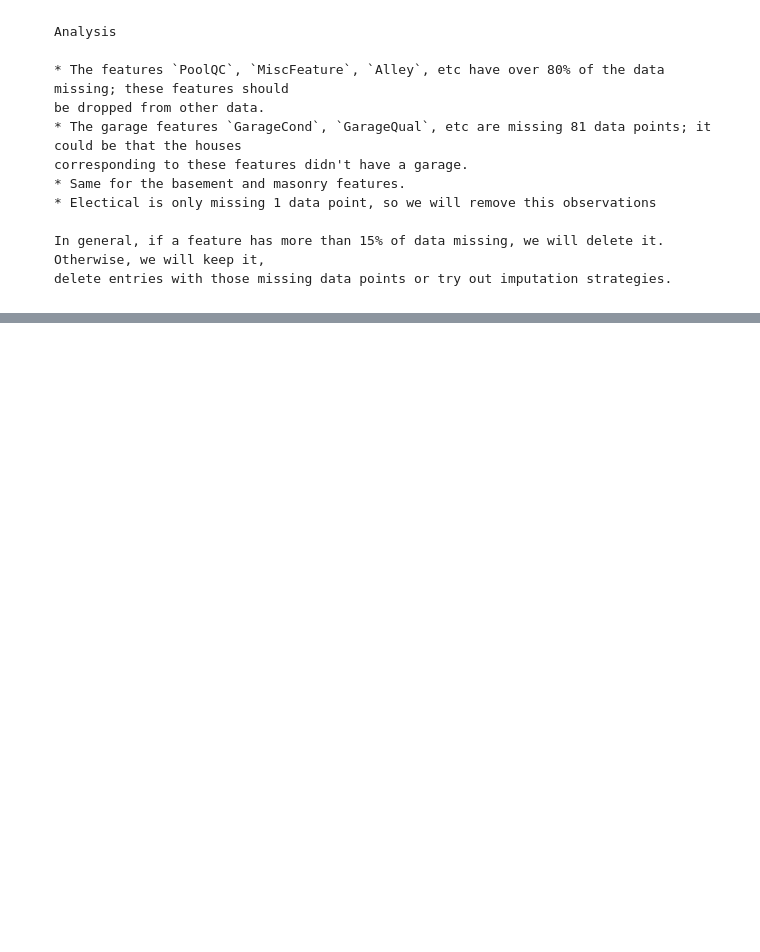
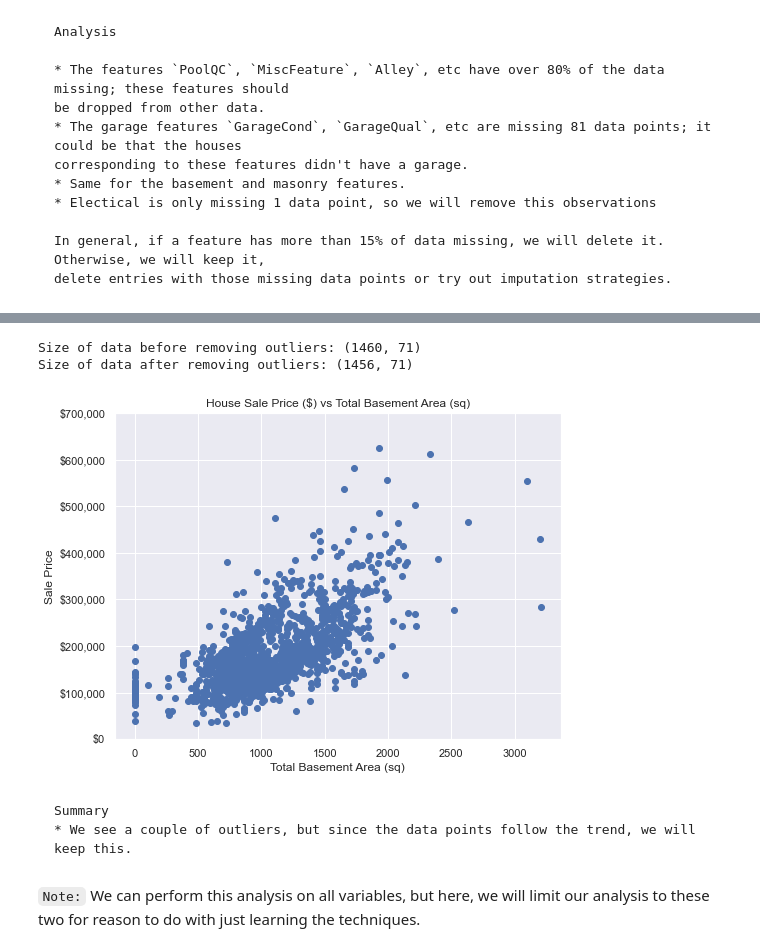
Before and after one commit to Masupa/KaggleLearning, a Jupyter notebook: HousePrices/eda.ipynb, the cells around one changed output, grey strips where cells are left out. Saved outputs shown, nothing was run; the diff lists cells and outputs as text; code cells hidden in the pictures; blank space fills up the shorter version.

Commit message:
Performed outlier detection

```diff
--- a/HousePrices/eda.ipynb
+++ b/HousePrices/eda.ipynb
@@ -691,0 +802,27 @@ missing_data.head(20)
+# %%
+print("Size of data before removing outliers:", df.shape)
+
+# Filter data to remove outlier houses based on `GrLivArea`
+grlivarea_mask = df["GrLivArea"] < 4000
+df = df[grlivarea_mask]
+
+print("Size of data after removing outliers:", df.shape)
+# %% [output]
+Size of data before removing outliers: (1460, 71)
+Size of data after removing outliers: (1456, 71)
+# %%
+# SalePrice vs TotalBsmtArea
+utils.plot_scatter_plot(
+    x=df['TotalBsmtSF'],
+    y=df["SalePrice"],
+    title="House Sale Price ($) vs Total Basement Area (sq)",
+    xlabel="Total Basement Area (sq)",
+    ylabel="Sale Price"
+)
+# %% [output]
+[figure, added]
+# %% [markdown]
+    Summary
+    * We see a couple of outliers, but since the data points follow the trend, we will keep this.
+# %% [markdown]
+`Note:` We can perform this analysis on all variables, but here, we will limit our analysis to these two for reason to do with just learning the techniques.
```
Also changed, not shown: parts of 15 cells of this notebook.
